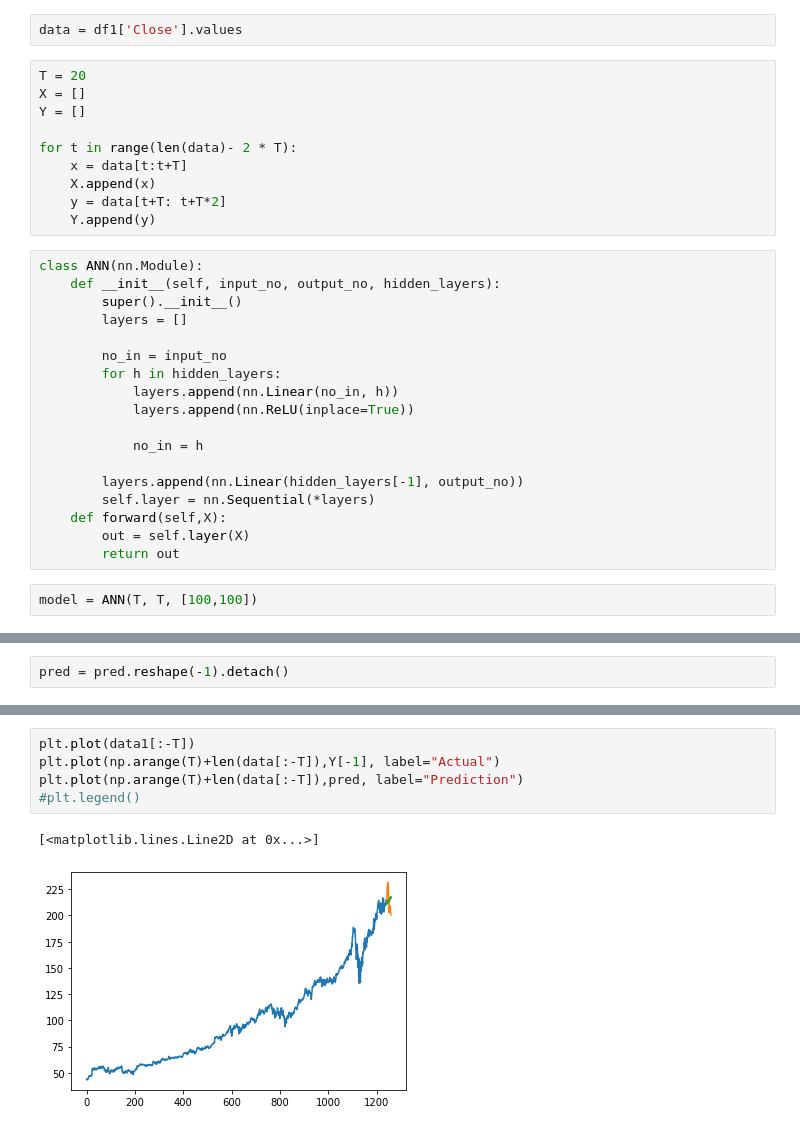
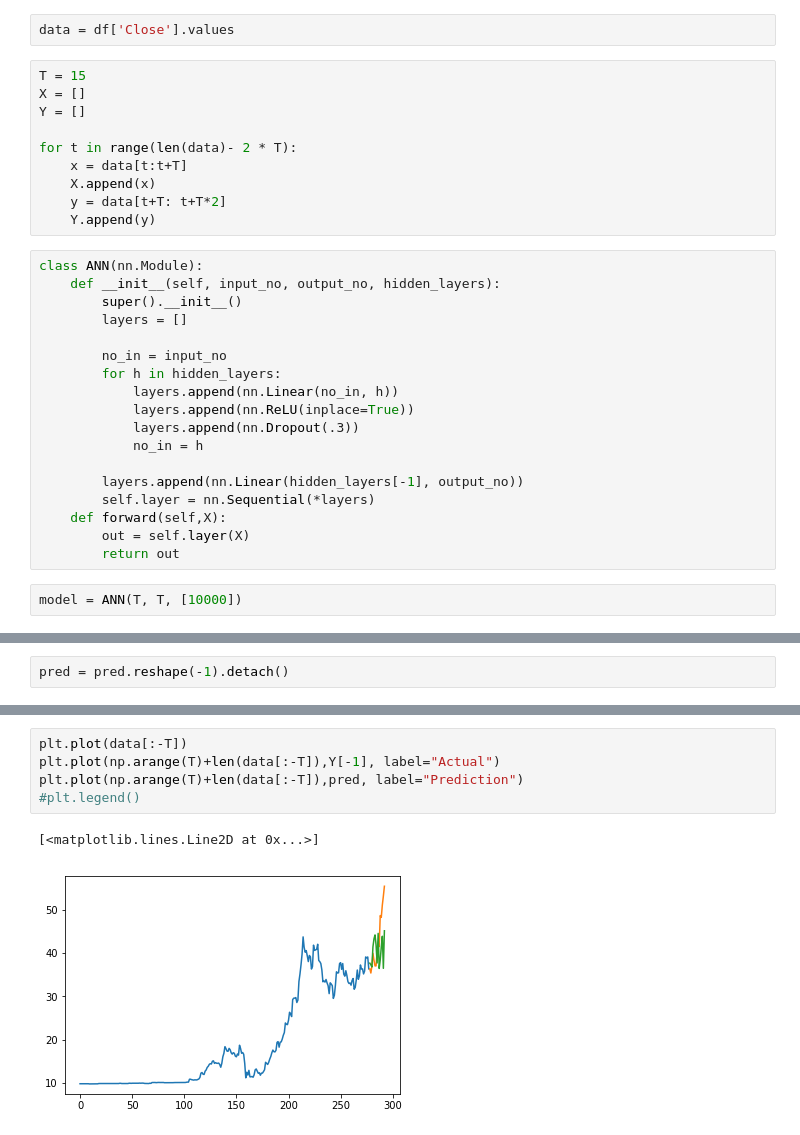
Before and after one commit to Daniely2564/complete-pytorch-study, a Jupyter notebook: 2. ANN/9. Studying Stocks.ipynb, the cells around one changed output, grey strips where cells are left out. Cells and saved outputs as stored; diff of their text form.

```diff
--- a/2. ANN/9. Studying Stocks.ipynb
+++ b/2. ANN/9. Studying Stocks.ipynb
@@ -11,7 +11,7 @@ df2 = pd.read_csv("./FB.csv")
 # %%
-data = df1['Close'].values
+data = df['Close'].values
 # %%
-T = 20
+T = 15
 X = []
 Y = []
 
@@ -30,7 +30,7 @@ class ANN(nn.Module):
         for h in hidden_layers:
             layers.append(nn.Linear(no_in, h))
             layers.append(nn.ReLU(inplace=True))
-
+            layers.append(nn.Dropout(.3))
             no_in = h
 
         layers.append(nn.Linear(hidden_layers[-1], output_no))
@@ -39,7 +39,7 @@ class ANN(nn.Module):
         out = self.layer(X)
         return out
 # %%
-model = ANN(T, T, [100,100])
+model = ANN(T, T, [10000])
 # %%
 model
 # %% [output]
@@ -133,11 +130,11 @@ plt.legend()
 # %%
-plt.plot(data1[:-T])
+plt.plot(data[:-T])
 plt.plot(np.arange(T)+len(data[:-T]),Y[-1], label="Actual")
 plt.plot(np.arange(T)+len(data[:-T]),pred, label="Prediction")
 #plt.legend()
 # %% [output]
 [<matplotlib.lines.Line2D at 0x...>]
-[figure, old version]
+[figure, new version]
 # %%
 X[-1]
 # %% [output]
```
Also changed, not shown: parts of 11 cells of this notebook, 6 other files.
